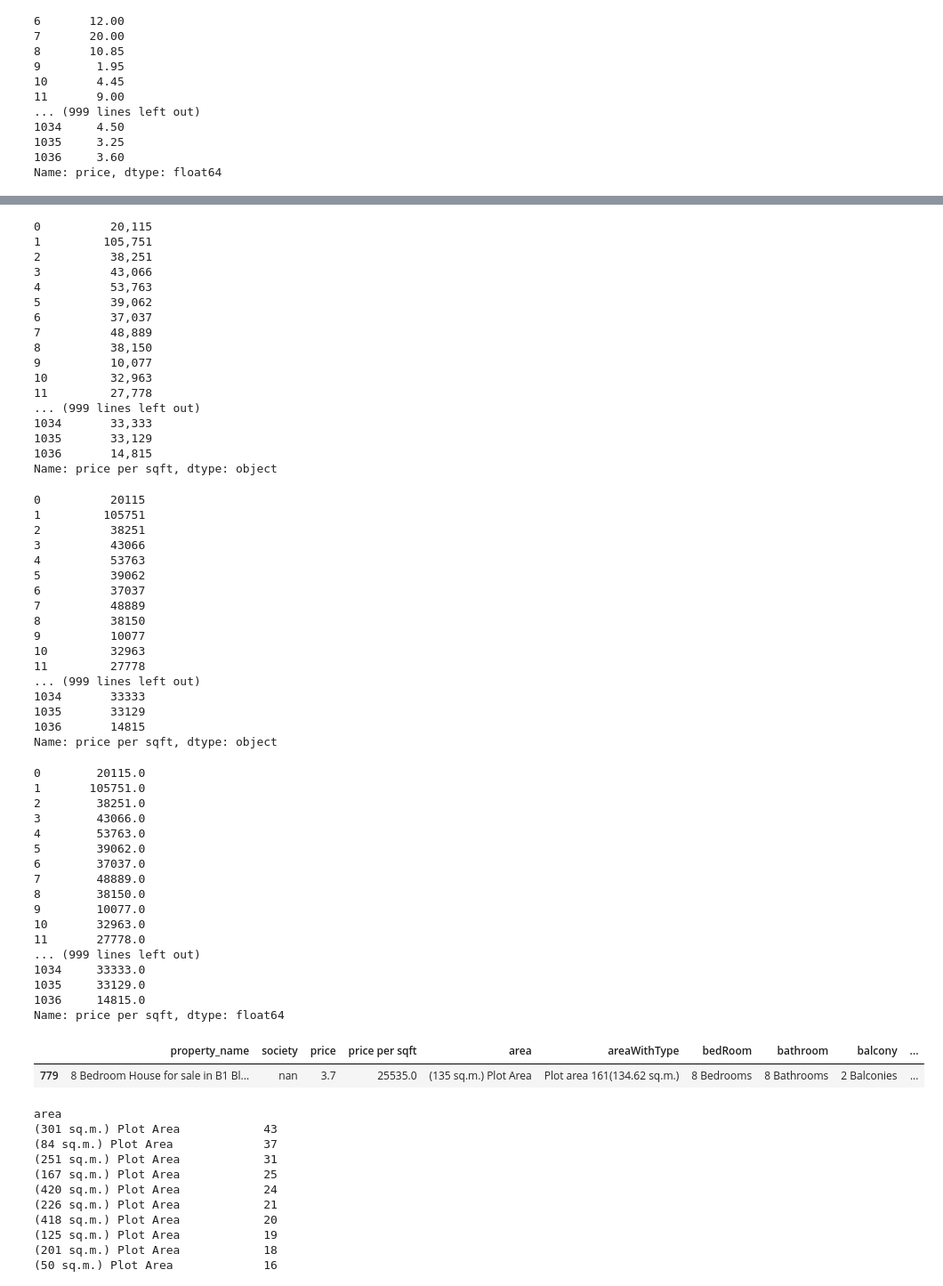
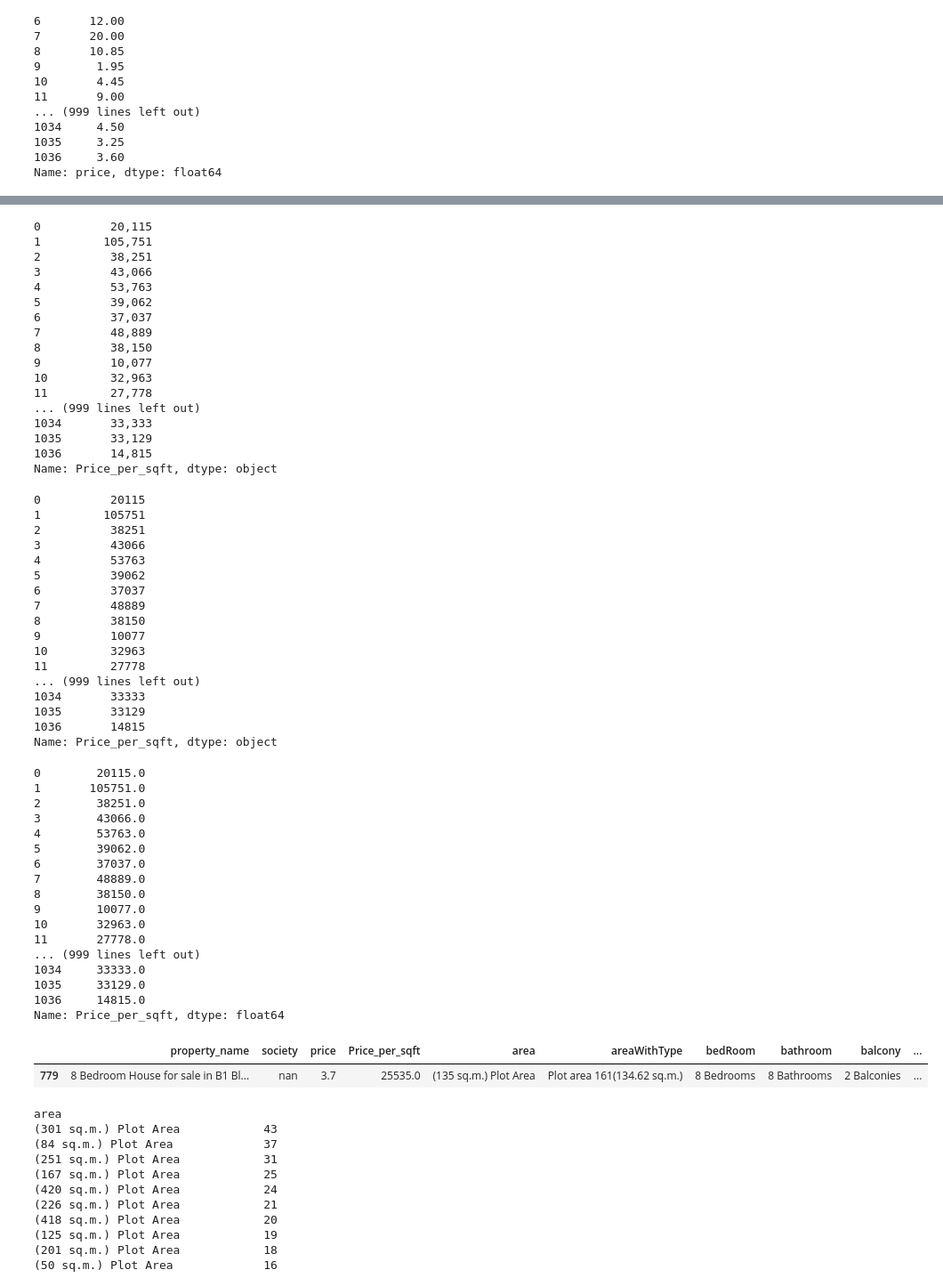
Before and after one commit to SyedAmeerHamza1/My_Estate_Project, a Jupyter notebook: notebooks/Data_cleaning_Flats_Houses.ipynb, the cells around one changed output, grey strips where cells are left out. Shown at 89% size. Cells and saved outputs as stored; diff of their text form; code cells hidden in the pictures.

```diff
--- a/notebooks/Data_cleaning_Flats_Houses.ipynb
+++ b/notebooks/Data_cleaning_Flats_Houses.ipynb
@@ -700,4 +700,4 @@ houses.sample()
 # %%
-houses.rename(columns={"rate":"price per sqft"}, inplace=True)
+houses.rename(columns={"rate":"Price_per_sqft"}, inplace=True)
 houses.head(2)
 # %% [output]
@@ -895,5 +895,5 @@ Name: price per sqft, dtype: object
 # %%
-houses["price per sqft"].str.split("/").str.get(0).str.replace("₹", " ")
+houses["Price_per_sqft"].str.split("/").str.get(0).str.replace("₹", " ")
 # %% [output]
 0          20,115
 1         105,751
@@ -911,9 +911,9 @@ houses["price per sqft"].str.split("/").str.get(0).str.replace("₹", " ")
 1034       33,333
 1035       33,129
 1036       14,815
-Name: price per sqft, dtype: object
+Name: Price_per_sqft, dtype: object
 # %%
-houses["price per sqft"].str.split("/").str.get(0).str.replace("₹", " ").str.replace(",", "")
+houses["Price_per_sqft"].str.split("/").str.get(0).str.replace("₹", " ").str.replace(",", "")
 # %% [output]
 0          20115
 1         105751
@@ -931,9 +931,9 @@ houses["price per sqft"].str.split("/").str.get(0).str.replace("₹", " ").str.r
 1034       33333
 1035       33129
 1036       14815
-Name: price per sqft, dtype: object
+Name: Price_per_sqft, dtype: object
 # %%
-houses["price per sqft"].str.split("/").str.get(0).str.replace("₹", " ").str.replace(",", "").str.strip().astype(float)
+houses["Price_per_sqft"].str.split("/").str.get(0).str.replace("₹", " ").str.replace(",", "").str.strip().astype(float)
 # %% [output]
 0        20115.0
 1       105751.0
@@ -951,12 +951,12 @@ houses["price per sqft"].str.split("/").str.get(0).str.replace("₹", " ").str.r
 1034     33333.0
 1035     33129.0
 1036     14815.0
-Name: price per sqft, dtype: float64
+Name: Price_per_sqft, dtype: float64
 # %%
-houses["price per sqft"]=houses["price per sqft"].str.split("/").str.get(0).str.replace("₹", " ").str.replace(",", "").str.strip().astype(float)
+houses["Price_per_sqft"]=houses["Price_per_sqft"].str.split("/").str.get(0).str.replace("₹", " ").str.replace(",", "").str.strip().astype(float)
 houses.sample()
 # %% [output]
-|  | property_name | society | price | price per sqft | area | areaWithType | bedRoom | bathroom | balcony | ... |
+|  | property_name | society | price | Price_per_sqft | area | areaWithType | bedRoom | bathroom | balcony | ... |
 | 779 | 8 Bedroom House for sale in B1 Bl... | nan | 3.7 | 25535.0 | (135 sq.m.) Plot Area | Plot area 161(134.62 sq.m.) | 8 Bedrooms | 8 Bathrooms | 2 Balconies | ... |
 # %%
 houses["area"].value_counts()
```
Also changed, not shown: parts of 60 cells of this notebook, 1 other file.
